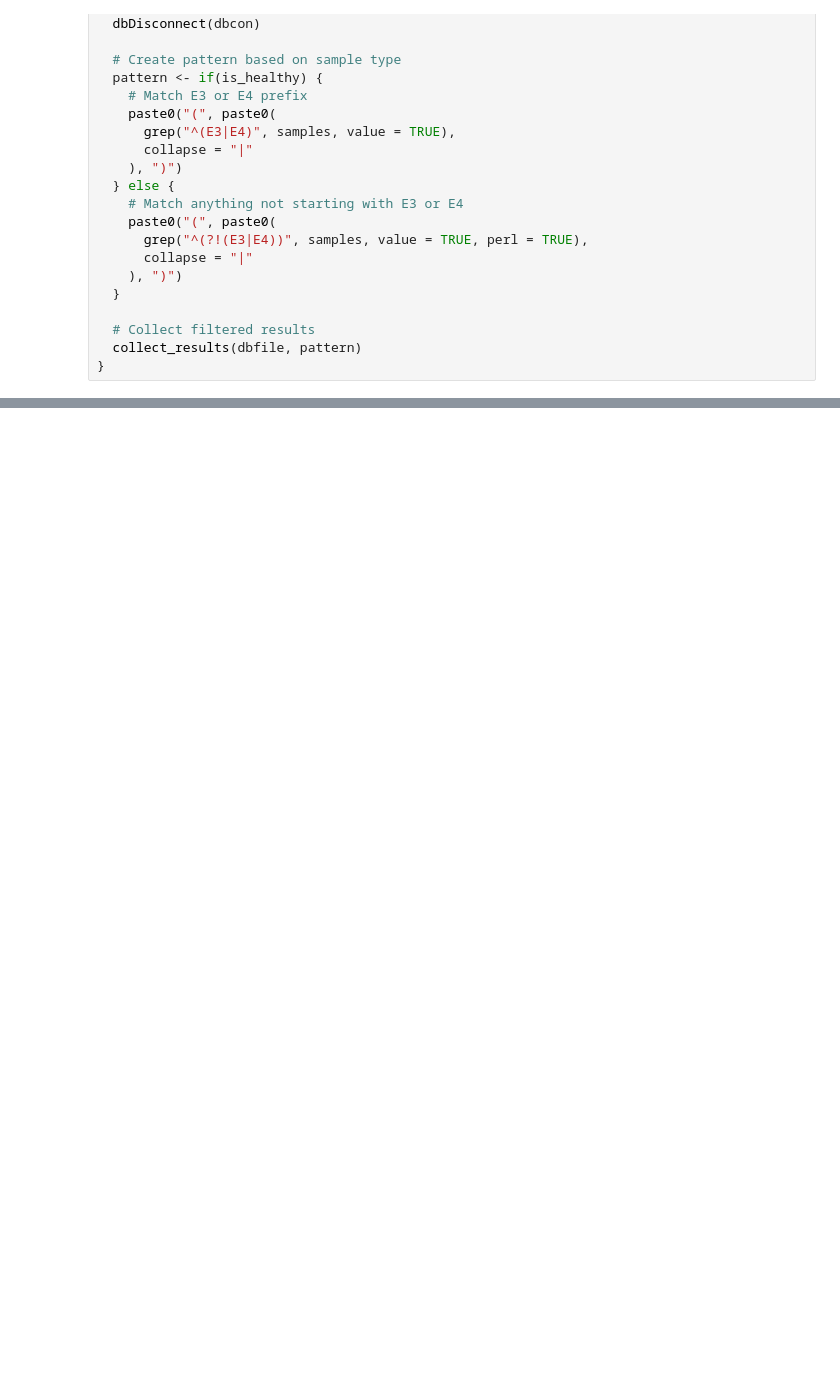
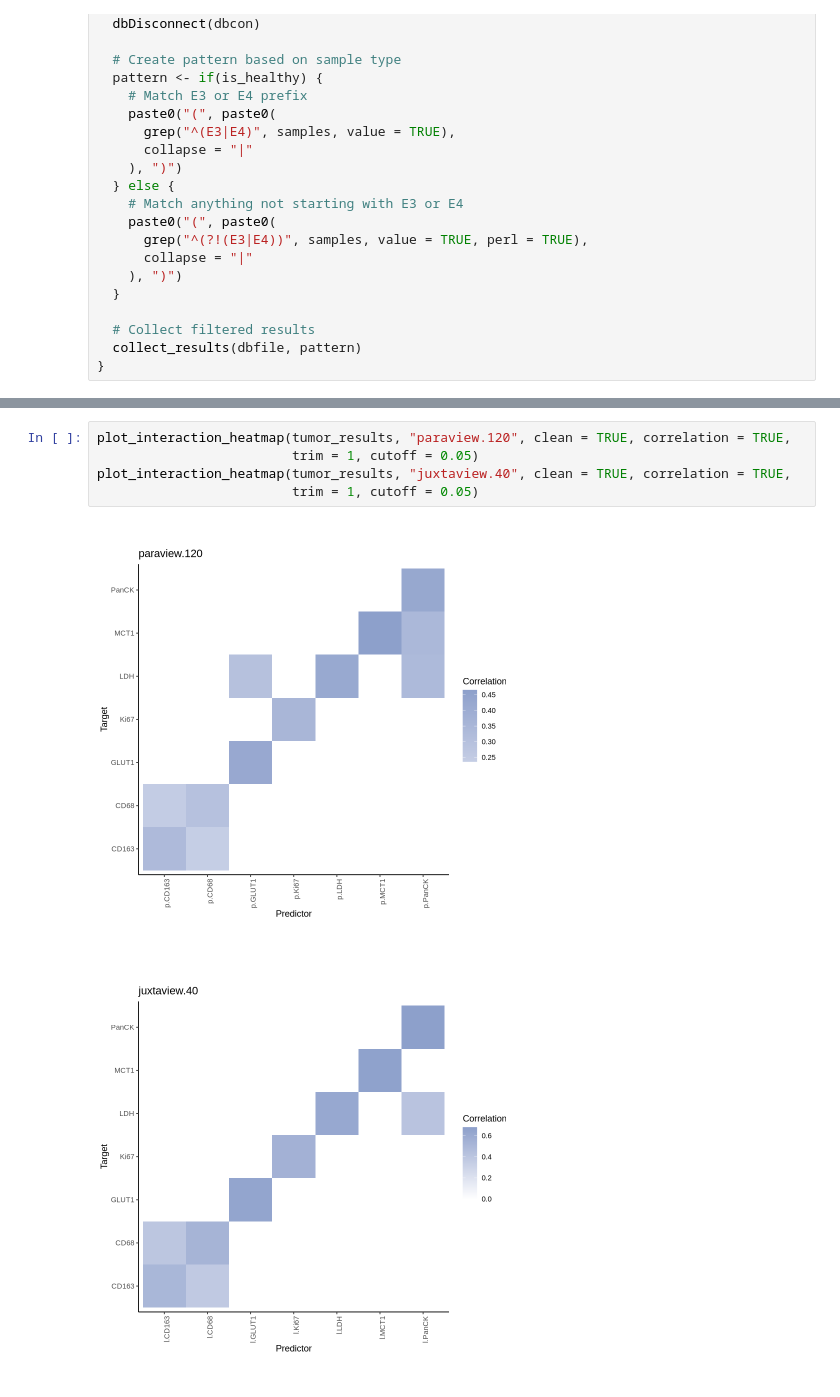
Before and after one commit to HartmannLab/MIBI-Analysis_Hamburg_CRC_TMA_2024, a Jupyter notebook: 2_ReanalysisForJenny_SpatialMacro.ipynb, the cells around one changed output, grey strips where cells are left out. Cells and saved outputs as stored; diff of their text form; blank space fills up the shorter version.

```diff
--- a/2_ReanalysisForJenny_SpatialMacro.ipynb
+++ b/2_ReanalysisForJenny_SpatialMacro.ipynb
@@ -203,0 +192,8 @@ plot_improvement_stats(tumor_results)
+# %%
+plot_interaction_heatmap(tumor_results, "paraview.120", clean = TRUE, correlation = TRUE,
+                         trim = 1, cutoff = 0.05)
+plot_interaction_heatmap(tumor_results, "juxtaview.40", clean = TRUE, correlation = TRUE,
+                         trim = 1, cutoff = 0.05)
+# %% [output]
+[figure, added]
+[figure, added]
```
Also changed, not shown: parts of 14 cells of this notebook, 1 other file.
